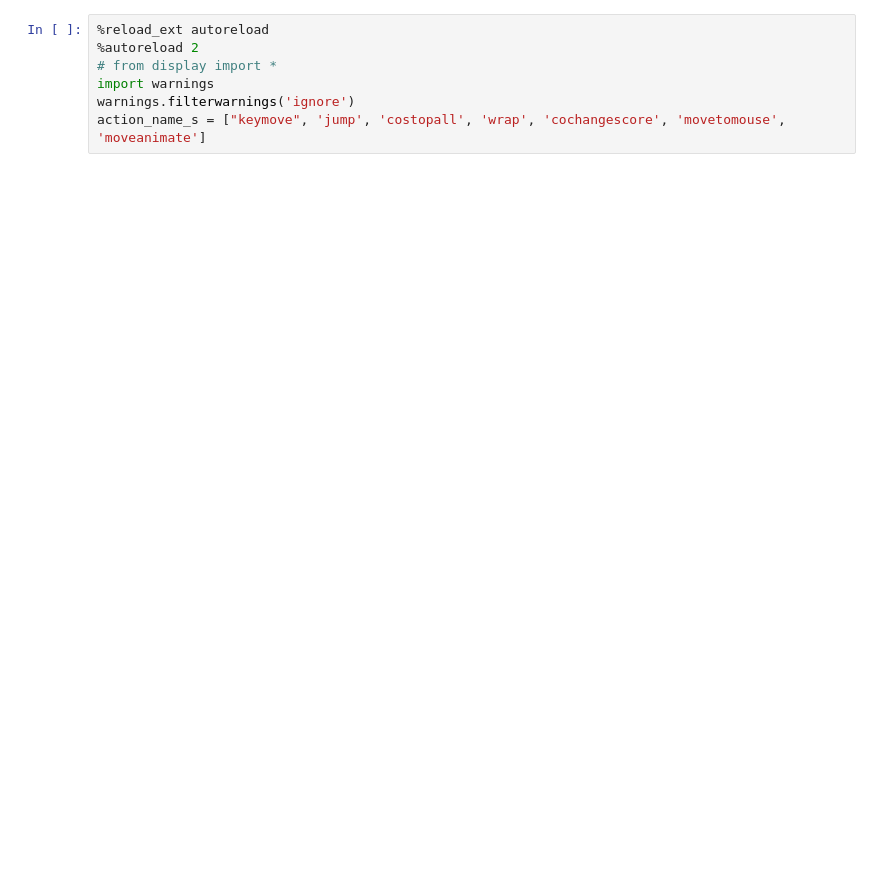
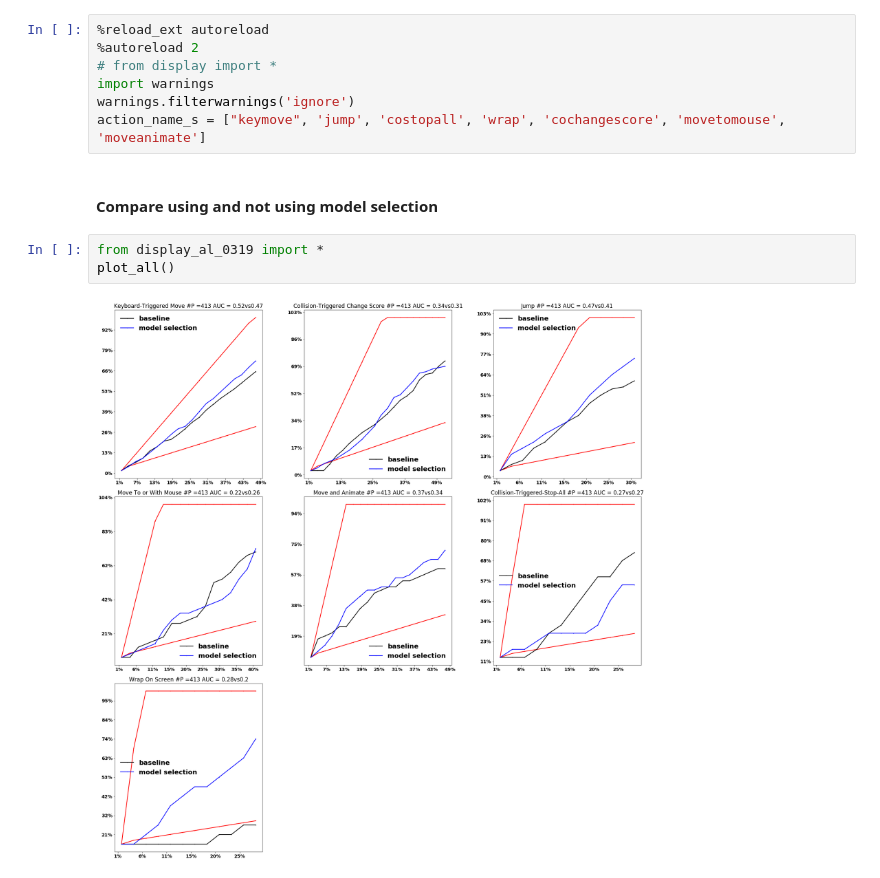
Before and after one commit to emmableu/CuratingExamples, a Jupyter notebook: present0319.ipynb, the cells around one changed output. Saved outputs shown, nothing was run; the diff lists cells and outputs as text; blank space fills up the shorter version.

```diff
--- a/present0319.ipynb
+++ b/present0319.ipynb
@@ -5,3 +5,10 @@
 import warnings
 warnings.filterwarnings('ignore')
 action_name_s = ["keymove", 'jump', 'costopall', 'wrap', 'cochangescore', 'movetomouse', 'moveanimate']
+# %% [markdown]
+#### Compare using and not using model selection
+# %%
+from display_al_0319 import *
+plot_all()
+# %% [output]
+[figure, added]
```
Also changed, not shown: parts of 6 cells of this notebook, 6 other files.
